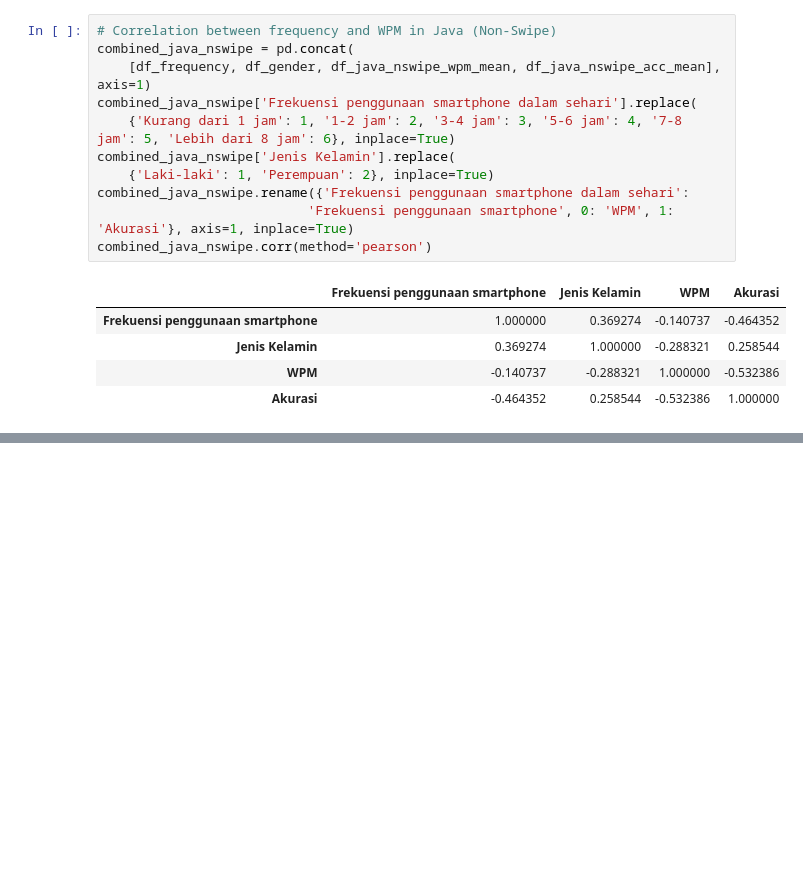
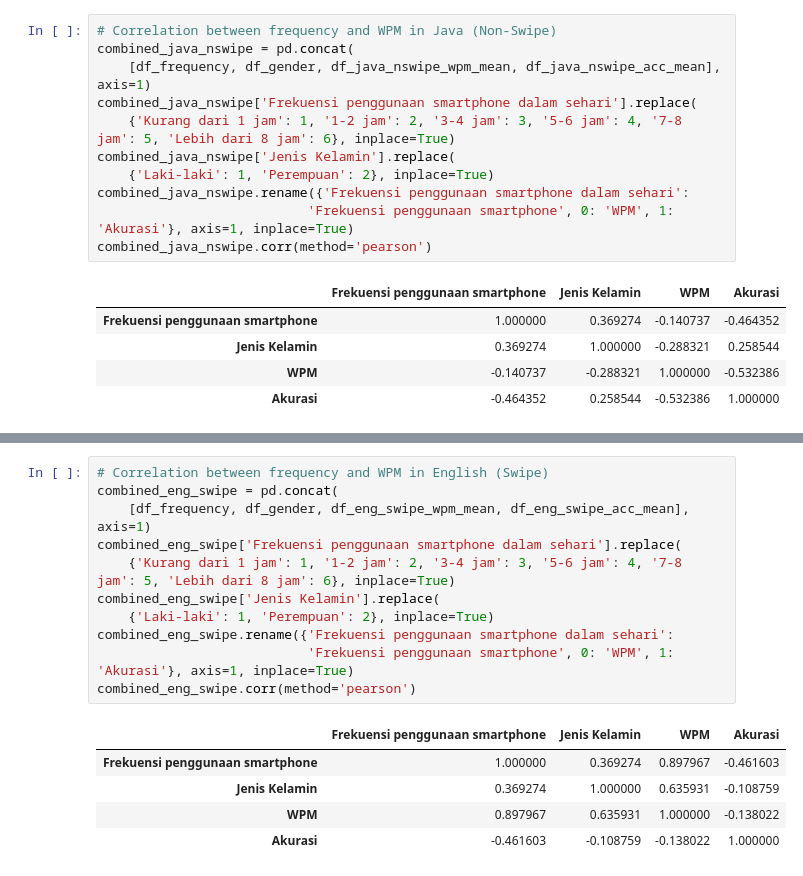
Before and after one commit to tdimk2023p/final-project-bahybintang, a Jupyter notebook: code/main.ipynb, the cells around one changed output, grey strips where cells are left out. Cells and saved outputs as stored; diff of their text form; blank space fills up the shorter version.

```diff
--- a/code/main.ipynb
+++ b/code/main.ipynb
@@ -361,0 +368,17 @@ combined_java_nswipe.corr(method='pearson')
+# %%
+# Correlation between frequency and WPM in English (Swipe)
+combined_eng_swipe = pd.concat(
+    [df_frequency, df_gender, df_eng_swipe_wpm_mean, df_eng_swipe_acc_mean], axis=1)
+combined_eng_swipe['Frekuensi penggunaan smartphone dalam sehari'].replace(
+    {'Kurang dari 1 jam': 1, '1-2 jam': 2, '3-4 jam': 3, '5-6 jam': 4, '7-8 jam': 5, 'Lebih dari 8 jam': 6}, inplace=True)
+combined_eng_swipe['Jenis Kelamin'].replace(
+    {'Laki-laki': 1, 'Perempuan': 2}, inplace=True)
+combined_eng_swipe.rename({'Frekuensi penggunaan smartphone dalam sehari':
+                           'Frekuensi penggunaan smartphone', 0: 'WPM', 1: 'Akurasi'}, axis=1, inplace=True)
+combined_eng_swipe.corr(method='pearson')
+# %% [output]
+|  | Frekuensi penggunaan smartphone | Jenis Kelamin | WPM | Akurasi |
+| Frekuensi penggunaan smartphone | 1.000000 | 0.369274 | 0.897967 | -0.461603 |
+| Jenis Kelamin | 0.369274 | 1.000000 | 0.635931 | -0.108759 |
+| WPM | 0.897967 | 0.635931 | 1.000000 | -0.138022 |
+| Akurasi | -0.461603 | -0.108759 | -0.138022 | 1.000000 |
```
Also changed, not shown: parts of 3 cells of this notebook, 4 other files.
